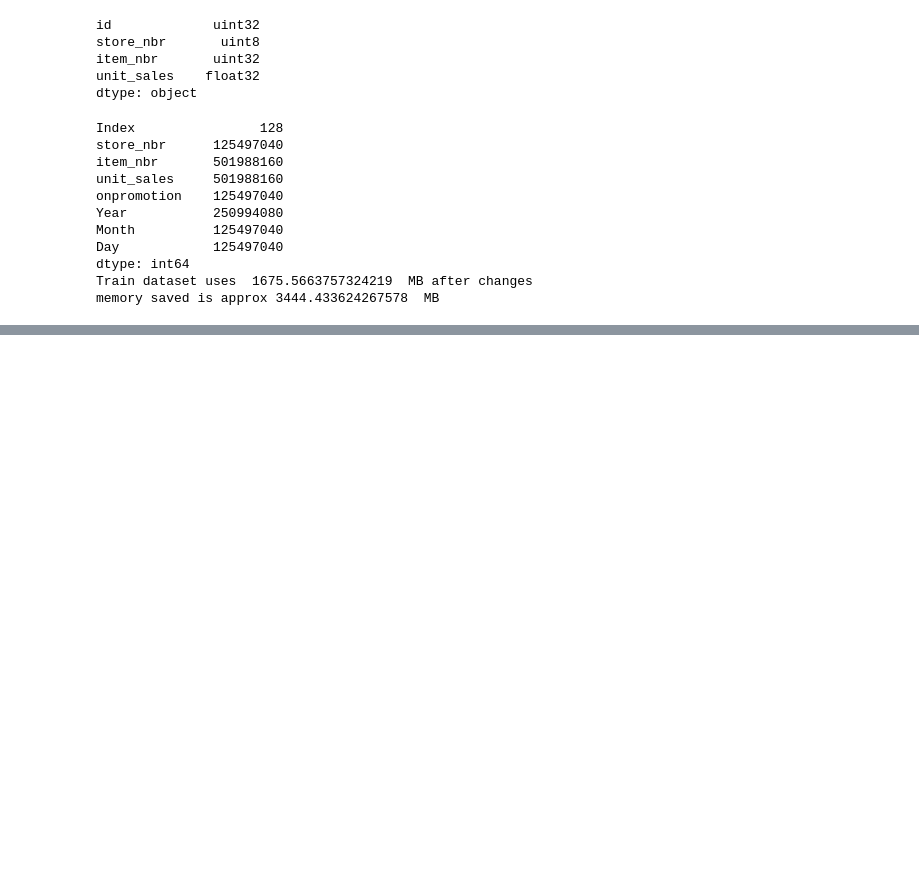
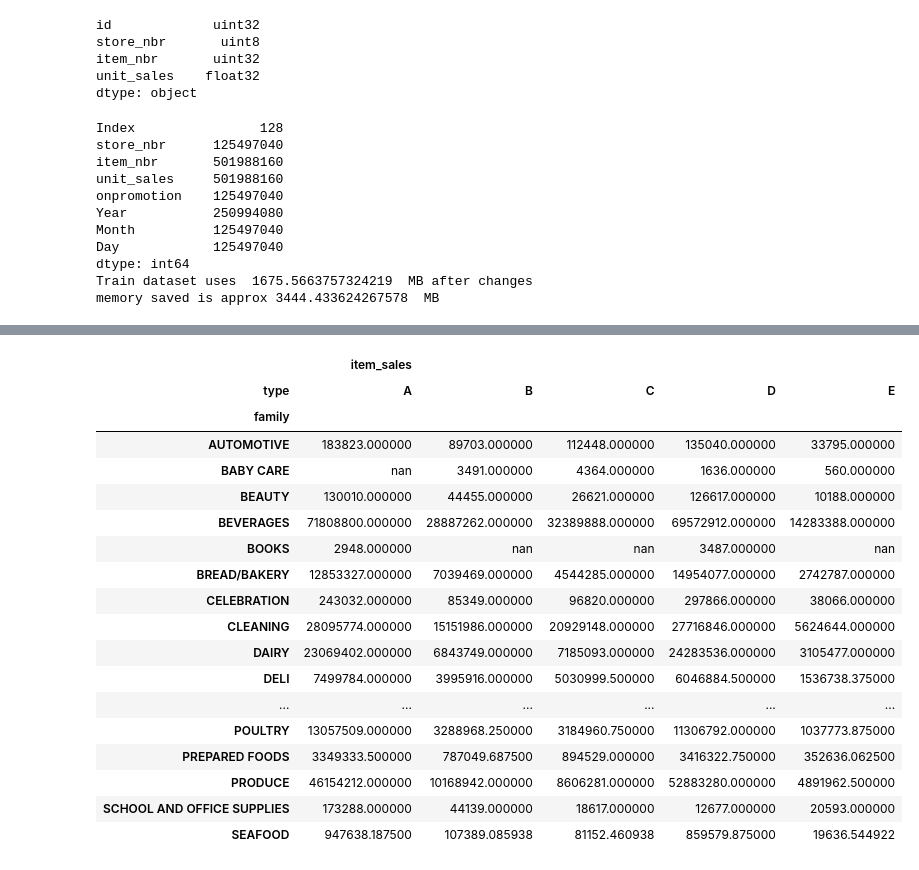
Before and after one commit to Da4kek/Corporaci-on-Favorita, a Jupyter notebook: EDA.ipynb, the cells around one changed output, grey strips where cells are left out. Cells and saved outputs as stored; diff of their text form; code cells hidden in the pictures; blank space fills up the shorter version.

```diff
--- a/EDA.ipynb
+++ b/EDA.ipynb
@@ -203,0 +224,5 @@ memory saved is approx 3444.433624267578  MB
+# %%
+from Utils import *
+sale_day_store_level_2013, sale_day_item_level_2013, sale_store_item_level_2013 = aggregate_level1(train_2013)
+print(sale_day_store_level_2013.head())
+sale_day_item_level_2013.head()
@@ -203,0 +402,29 @@ memory saved is approx 3444.433624267578  MB
+# %%
+top_family_by_type = store_items.groupby(['type', 'family'])[
+    'item_sales'].sum()
+top_family_by_type = top_family_by_type.reset_index().sort_values(
+    ['type', 'item_sales'], ascending=[True, False])
+x = top_family_by_type.pivot(index='family', columns='type')
+cm = sns.light_palette("orange", as_cmap=True)
+x = x.style.background_gradient(cmap=cm)
+x
+# %% [output]
+|  | item_sales |  |  |  |  |
+| type | A | B | C | D | E |
+| family |  |  |  |  |  |
+| AUTOMOTIVE | 183823.000000 | 89703.000000 | 112448.000000 | 135040.000000 | 33795.000000 |
+| BABY CARE | nan | 3491.000000 | 4364.000000 | 1636.000000 | 560.000000 |
+| BEAUTY | 130010.000000 | 44455.000000 | 26621.000000 | 126617.000000 | 10188.000000 |
+| BEVERAGES | 71808800.000000 | 28887262.000000 | 32389888.000000 | 69572912.000000 | 14283388.000000 |
+| BOOKS | 2948.000000 | nan | nan | 3487.000000 | nan |
+| BREAD/BAKERY | 12853327.000000 | 7039469.000000 | 4544285.000000 | 14954077.000000 | 2742787.000000 |
+| CELEBRATION | 243032.000000 | 85349.000000 | 96820.000000 | 297866.000000 | 38066.000000 |
+| CLEANING | 28095774.000000 | 15151986.000000 | 20929148.000000 | 27716846.000000 | 5624644.000000 |
+| DAIRY | 23069402.000000 | 6843749.000000 | 7185093.000000 | 24283536.000000 | 3105477.000000 |
+| DELI | 7499784.000000 | 3995916.000000 | 5030999.500000 | 6046884.500000 | 1536738.375000 |
+| ... | ... | ... | ... | ... | ... |
+| POULTRY | 13057509.000000 | 3288968.250000 | 3184960.750000 | 11306792.000000 | 1037773.875000 |
+| PREPARED FOODS | 3349333.500000 | 787049.687500 | 894529.000000 | 3416322.750000 | 352636.062500 |
+| PRODUCE | 46154212.000000 | 10168942.000000 | 8606281.000000 | 52883280.000000 | 4891962.500000 |
+| SCHOOL AND OFFICE SUPPLIES | 173288.000000 | 44139.000000 | 18617.000000 | 12677.000000 | 20593.000000 |
+| SEAFOOD | 947638.187500 | 107389.085938 | 81152.460938 | 859579.875000 | 19636.544922 |
```
Also changed, not shown: parts of 12 cells of this notebook, 2 other files.
